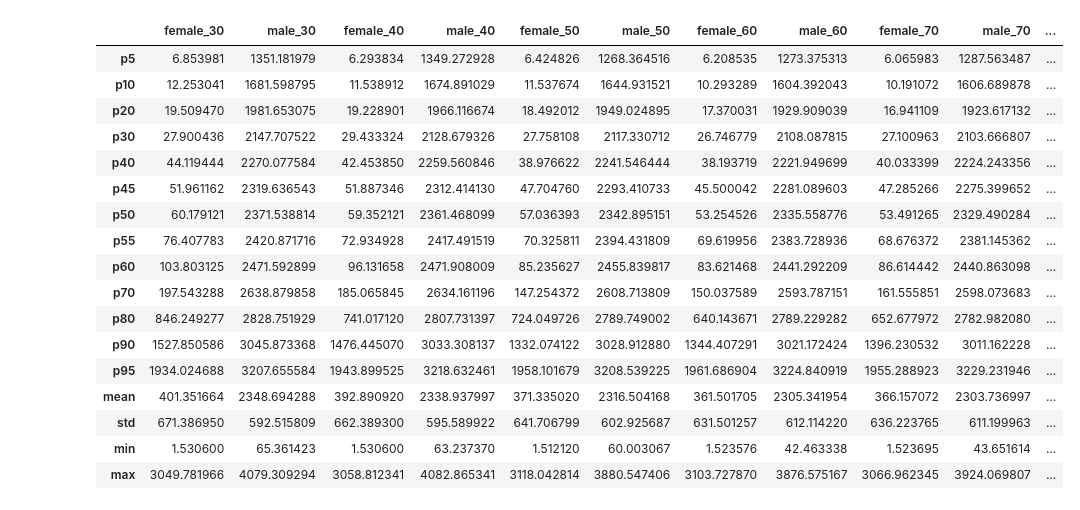
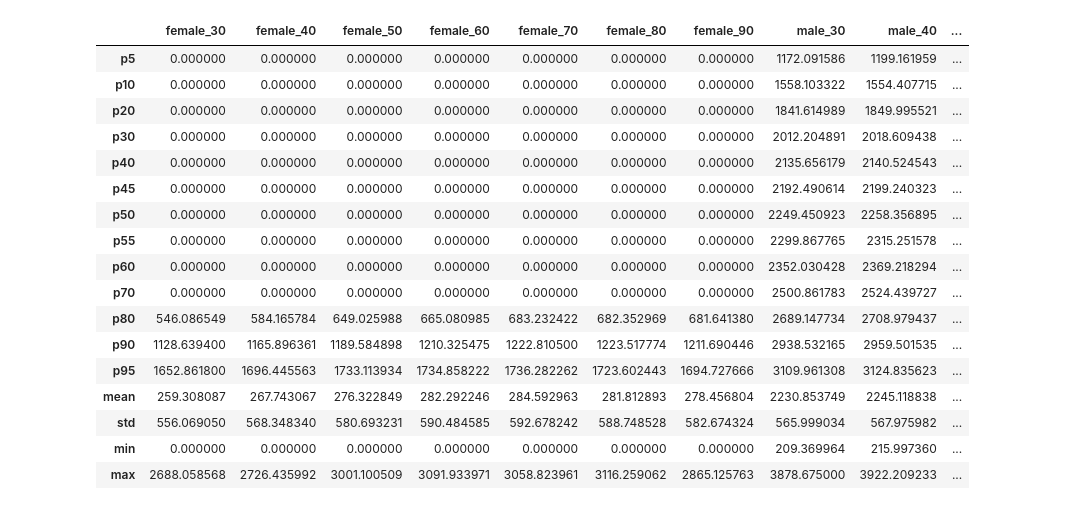
Before and after one commit to Deltares-research/egypt-survey-ml, a Jupyter notebook: notebooks-copy/run_predictions.ipynb, the cells around one changed output. Cells and saved outputs as stored; diff of their text form; code cells hidden in the pictures.

```diff
--- a/notebooks-copy/run_predictions.ipynb
+++ b/notebooks-copy/run_predictions.ipynb
@@ -76,8 +95,8 @@ cfg = DatasetConfig(
 # wage target, attaches governorates, and loads the command-area data and feature mask
 # (see src/egypt_survey_ml/dataset.py).
 _ONEDRIVE = "OneDrive - Stichting Deltares"
-_EGYPT_DIR = "Tiaravanni Hermawan's files - Egypt_ERF_data"
-_LFS_DIR = "ERF_Data/Labor Force Survey, LFS 2022 - Egypt, Arab Rep., 2022"
+_EGYPT_DIR = "PhD/Egypt_ERF_data"
+_LFS_DIR = "Data/hh_data"
 
 paths = DataPaths.from_onedrive(
     onedrive_dir=_ONEDRIVE,
@@ -110,16 +137,14 @@ FileNotFoundError: [Errno 2] No such file or directory: "/Users/hemert/OneDrive
 # %%
 upper_egypt_govs = ['Aswan', 'Luxor', 'Quena', 'Suhag', 'Assyout', 'Menia', 'Beni-Suef', 'Fayoum', 'Cairo', 'Giza']
 # %%
-from egypt_survey_ml.predict import load_members, predict_ensemble, describe, STAT_NAMES
+MODEL_DIR = REPO_ROOT / 'models/hp-tuned'
+SEEDS = [42]
 
-MODEL_DIR = REPO_ROOT / 'models/hp-tuned'
+classifier_dir = MODEL_DIR / f"classifiers-{RUN_ID}"
+regressor_dir = MODEL_DIR / f"regressors-{RUN_ID}"
 
-# One (seed, classifier, regressor) member per command-unit draw; the seeds come from model_metrics.csv
-male_members = load_members(MODEL_DIR / 'classifiers-20261103-153441', MODEL_DIR / 'regressors-20261103-153441', 'male', seeds=[42, 43, 44])
-female_members = load_members(MODEL_DIR / 'classifiers-20261103-153441', MODEL_DIR / 'regressors-20261103-153441', 'female', seeds=[42, 43, 44])
-
-male_members_nr = load_members(MODEL_DIR / 'no-ribasim/classifiers-with-hrs', MODEL_DIR / 'no-ribasim/regressors-with-hrs-22', 'male')
-female_members_nr = load_members(MODEL_DIR / 'no-ribasim/classifiers-with-hrs', MODEL_DIR / 'no-ribasim/regressors-with-hrs-22', 'female')
+male_members = load_members(classifier_dir, regressor_dir, "male", seeds=SEEDS)
+female_members = load_members(classifier_dir, regressor_dir, "female", seeds=SEEDS)
 # %%
 # One example draw (seed 0) of the training frame, for exploring the data in the cells below
 from egypt_survey_ml.dataset import TARGET_COLS
@@ -204,8 +194,8 @@ r2_summary
 # %%
 wage_dict = {}
 scenario_predictions = {}
-for ribasim_run in ["30", "40", "50", "60", "70", "80", "90", "95"]:
-    ribasim_excel_df = pd.read_excel(EXCEL_PATH.with_name(f"data_correlation_{ribasim_run}.xlsx"), sheet_name="command_unit")
+for ribasim_run in ["30", "40", "50", "60", "70", "80", "90"]:
+    ribasim_excel_df = pd.read_excel(EXCEL_PATH.parent / "ribasim_data" / f"data_correlation_{ribasim_run}.xlsx", sheet_name="command_unit")
     scenario_predictions[ribasim_run] = {
         'female': predict_ensemble(ds, female_members, 'female', excel_df=ribasim_excel_df),
         'male': predict_ensemble(ds, male_members, 'male', excel_df=ribasim_excel_df),
@@ -215,6 +205,29 @@ for ribasim_run in ["30", "40", "50", "60", "70", "80", "90", "95"]:
         pred = scenario_predictions[ribasim_run][sex]
         wage_dict[f'{sex}_{ribasim_run}'] = describe(pred.final_wage(aggregate="median"), weights=None)
 
-wage_df = pd.DataFrame(wage_dict, index=STAT_NAMES)
+wage_df = pd.DataFrame(wage_dict, index=STAT_NAMES).sort_index(axis=1)
+
+PERCENTILES = ["mean"]
+X_VALUES = [30, 40, 50, 60, 70, 80, 90]
+
+fig, axes = plt.subplots(1, 2, figsize=(10, 4), sharey=True)
+
+for ax, gender in zip(axes, ["female", "male"]):
+    columns = [f"{gender}_{x}" for x in X_VALUES]
+
+    for percentile in PERCENTILES:
+        wages = wage_df.loc[percentile, columns]
+        ax.plot(X_VALUES, wages, marker="o", label=percentile)
+
+    ax.set_title(gender.capitalize())
+    ax.set_xlabel("Scenario value")
+    ax.set_xticks(X_VALUES)
+    ax.grid(axis="y", alpha=0.3)
+    ax.legend(title="Percentile")
+
+axes[0].set_ylabel("Wage")
+plt.tight_layout()
+plt.show()
+
 wage_df
 # %% [output]
@@ -221,18 +235,18 @@ wage_df
-|  | female_30 | male_30 | female_40 | male_40 | female_50 | male_50 | female_60 | male_60 | female_70 | male_70 | ... |
-| p5 | 6.853981 | 1351.181979 | 6.293834 | 1349.272928 | 6.424826 | 1268.364516 | 6.208535 | 1273.375313 | 6.065983 | 1287.563487 | ... |
-| p10 | 12.253041 | 1681.598795 | 11.538912 | 1674.891029 | 11.537674 | 1644.931521 | 10.293289 | 1604.392043 | 10.191072 | 1606.689878 | ... |
-| p20 | 19.509470 | 1981.653075 | 19.228901 | 1966.116674 | 18.492012 | 1949.024895 | 17.370031 | 1929.909039 | 16.941109 | 1923.617132 | ... |
-| p30 | 27.900436 | 2147.707522 | 29.433324 | 2128.679326 | 27.758108 | 2117.330712 | 26.746779 | 2108.087815 | 27.100963 | 2103.666807 | ... |
-| p40 | 44.119444 | 2270.077584 | 42.453850 | 2259.560846 | 38.976622 | 2241.546444 | 38.193719 | 2221.949699 | 40.033399 | 2224.243356 | ... |
-| p45 | 51.961162 | 2319.636543 | 51.887346 | 2312.414130 | 47.704760 | 2293.410733 | 45.500042 | 2281.089603 | 47.285266 | 2275.399652 | ... |
-| p50 | 60.179121 | 2371.538814 | 59.352121 | 2361.468099 | 57.036393 | 2342.895151 | 53.254526 | 2335.558776 | 53.491265 | 2329.490284 | ... |
-| p55 | 76.407783 | 2420.871716 | 72.934928 | 2417.491519 | 70.325811 | 2394.431809 | 69.619956 | 2383.728936 | 68.676372 | 2381.145362 | ... |
-| p60 | 103.803125 | 2471.592899 | 96.131658 | 2471.908009 | 85.235627 | 2455.839817 | 83.621468 | 2441.292209 | 86.614442 | 2440.863098 | ... |
-| p70 | 197.543288 | 2638.879858 | 185.065845 | 2634.161196 | 147.254372 | 2608.713809 | 150.037589 | 2593.787151 | 161.555851 | 2598.073683 | ... |
-| p80 | 846.249277 | 2828.751929 | 741.017120 | 2807.731397 | 724.049726 | 2789.749002 | 640.143671 | 2789.229282 | 652.677972 | 2782.982080 | ... |
-| p90 | 1527.850586 | 3045.873368 | 1476.445070 | 3033.308137 | 1332.074122 | 3028.912880 | 1344.407291 | 3021.172424 | 1396.230532 | 3011.162228 | ... |
-| p95 | 1934.024688 | 3207.655584 | 1943.899525 | 3218.632461 | 1958.101679 | 3208.539225 | 1961.686904 | 3224.840919 | 1955.288923 | 3229.231946 | ... |
-| mean | 401.351664 | 2348.694288 | 392.890920 | 2338.937997 | 371.335020 | 2316.504168 | 361.501705 | 2305.341954 | 366.157072 | 2303.736997 | ... |
-| std | 671.386950 | 592.515809 | 662.389300 | 595.589922 | 641.706799 | 602.925687 | 631.501257 | 612.114220 | 636.223765 | 611.199963 | ... |
-| min | 1.530600 | 65.361423 | 1.530600 | 63.237370 | 1.512120 | 60.003067 | 1.523576 | 42.463338 | 1.523695 | 43.651614 | ... |
-| max | 3049.781966 | 4079.309294 | 3058.812341 | 4082.865341 | 3118.042814 | 3880.547406 | 3103.727870 | 3876.575167 | 3066.962345 | 3924.069807 | ... |
+|  | female_30 | female_40 | female_50 | female_60 | female_70 | female_80 | female_90 | male_30 | male_40 | ... |
+| p5 | 0.000000 | 0.000000 | 0.000000 | 0.000000 | 0.000000 | 0.000000 | 0.000000 | 1172.091586 | 1199.161959 | ... |
+| p10 | 0.000000 | 0.000000 | 0.000000 | 0.000000 | 0.000000 | 0.000000 | 0.000000 | 1558.103322 | 1554.407715 | ... |
+| p20 | 0.000000 | 0.000000 | 0.000000 | 0.000000 | 0.000000 | 0.000000 | 0.000000 | 1841.614989 | 1849.995521 | ... |
+| p30 | 0.000000 | 0.000000 | 0.000000 | 0.000000 | 0.000000 | 0.000000 | 0.000000 | 2012.204891 | 2018.609438 | ... |
+| p40 | 0.000000 | 0.000000 | 0.000000 | 0.000000 | 0.000000 | 0.000000 | 0.000000 | 2135.656179 | 2140.524543 | ... |
+| p45 | 0.000000 | 0.000000 | 0.000000 | 0.000000 | 0.000000 | 0.000000 | 0.000000 | 2192.490614 | 2199.240323 | ... |
+| p50 | 0.000000 | 0.000000 | 0.000000 | 0.000000 | 0.000000 | 0.000000 | 0.000000 | 2249.450923 | 2258.356895 | ... |
+| p55 | 0.000000 | 0.000000 | 0.000000 | 0.000000 | 0.000000 | 0.000000 | 0.000000 | 2299.867765 | 2315.251578 | ... |
+| p60 | 0.000000 | 0.000000 | 0.000000 | 0.000000 | 0.000000 | 0.000000 | 0.000000 | 2352.030428 | 2369.218294 | ... |
+| p70 | 0.000000 | 0.000000 | 0.000000 | 0.000000 | 0.000000 | 0.000000 | 0.000000 | 2500.861783 | 2524.439727 | ... |
+| p80 | 546.086549 | 584.165784 | 649.025988 | 665.080985 | 683.232422 | 682.352969 | 681.641380 | 2689.147734 | 2708.979437 | ... |
+| p90 | 1128.639400 | 1165.896361 | 1189.584898 | 1210.325475 | 1222.810500 | 1223.517774 | 1211.690446 | 2938.532165 | 2959.501535 | ... |
+| p95 | 1652.861800 | 1696.445563 | 1733.113934 | 1734.858222 | 1736.282262 | 1723.602443 | 1694.727666 | 3109.961308 | 3124.835623 | ... |
+| mean | 259.308087 | 267.743067 | 276.322849 | 282.292246 | 284.592963 | 281.812893 | 278.456804 | 2230.853749 | 2245.118838 | ... |
+| std | 556.069050 | 568.348340 | 580.693231 | 590.484585 | 592.678242 | 588.748528 | 582.674324 | 565.999034 | 567.975982 | ... |
+| min | 0.000000 | 0.000000 | 0.000000 | 0.000000 | 0.000000 | 0.000000 | 0.000000 | 209.369964 | 215.997360 | ... |
+| max | 2688.058568 | 2726.435992 | 3001.100509 | 3091.933971 | 3058.823961 | 3116.259062 | 2865.125763 | 3878.675000 | 3922.209233 | ... |
```
Also changed, not shown: parts of 25 cells of this notebook, 12 other files.
